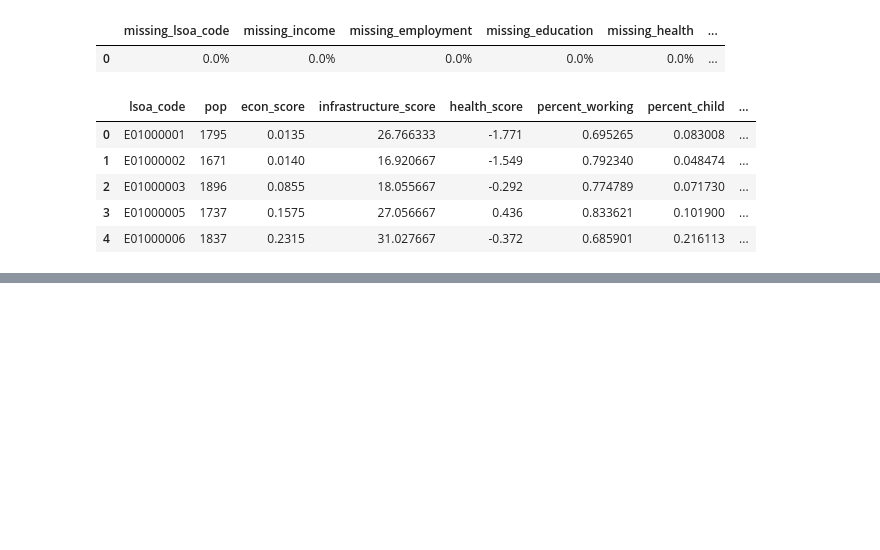
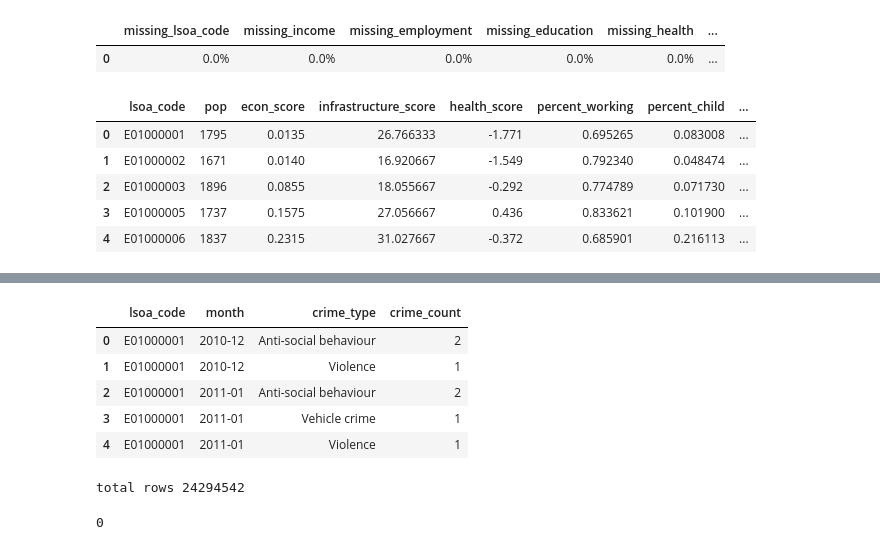
Before and after one commit to catherinekasia/G8-4CBLW020, a Jupyter notebook: data_pipeline/02_clean_database.ipynb, the cells around one changed output, grey strips where cells are left out. Drawn from its saved outputs; the diff is of its cells as text; code cells hidden in the pictures; blank space fills up the shorter version.

```diff
--- a/data_pipeline/02_clean_database.ipynb
+++ b/data_pipeline/02_clean_database.ipynb
@@ -397,2 +442,56 @@ display(df_clean.head())
+# %%
+#deletes table if exists to let me re-run multiple times
+cursor.execute("DROP TABLE IF EXISTS lsoa_month;")
+
+#first creating an empty table with a primary key; primary key is helpful in protection of the db as it won't allow for duplicate instances
+# of the same lsoa_code, month, crime combo; also creates index behind the scene for faster lookup
+create_table_query = """
+CREATE TABLE lsoa_month (
+    lsoa_code TEXT,
+    month TEXT,
+    crime_type TEXT,
+    crime_count INTEGER,
+    PRIMARY KEY (lsoa_code, month, crime_type)
+);
+"""
+cursor.execute(create_table_query)
+
+#aggregation; selecting the three pk's and counting the rows
+aggregate_insert_query = """
+INSERT INTO lsoa_month (lsoa_code, month, crime_type, crime_count)
+SELECT
+    lsoa_code,
+    month,
+    crime_type,
+    COUNT(*) as crime_count
+FROM street_crimes
+GROUP BY lsoa_code, month, crime_type;
+"""
+cursor.execute(aggregate_insert_query)
+
+conn.commit()
+
+#checking
+check_query = "SELECT * FROM lsoa_month LIMIT 5;"
+check_df = pd.read_sql(check_query, conn)
+display(check_df)
+
+total_rows = pd.read_sql("SELECT COUNT(*) as total FROM lsoa_month;", conn).iloc[0,0]
+print(f'total rows {total_rows}')
+# %% [output]
+|  | lsoa_code | month | crime_type | crime_count |
+| 0 | E01000001 | 2010-12 | Anti-social behaviour | 2 |
+| 1 | E01000001 | 2010-12 | Violence | 1 |
+| 2 | E01000001 | 2011-01 | Anti-social behaviour | 2 |
+| 3 | E01000001 | 2011-01 | Vehicle crime | 1 |
+| 4 | E01000001 | 2011-01 | Violence | 1 |
+total rows 24294542
+# %%
+zero_query = "SELECT COUNT(*) FROM lsoa_month WHERE crime_count = 0;"
+
+zero_count = pd.read_sql(zero_query, conn).iloc[0, 0]
+print(zero_count)
+# %% [output]
+0
 # %%
 conn.close()
```
Also changed, not shown: parts of 3 cells of this notebook.
